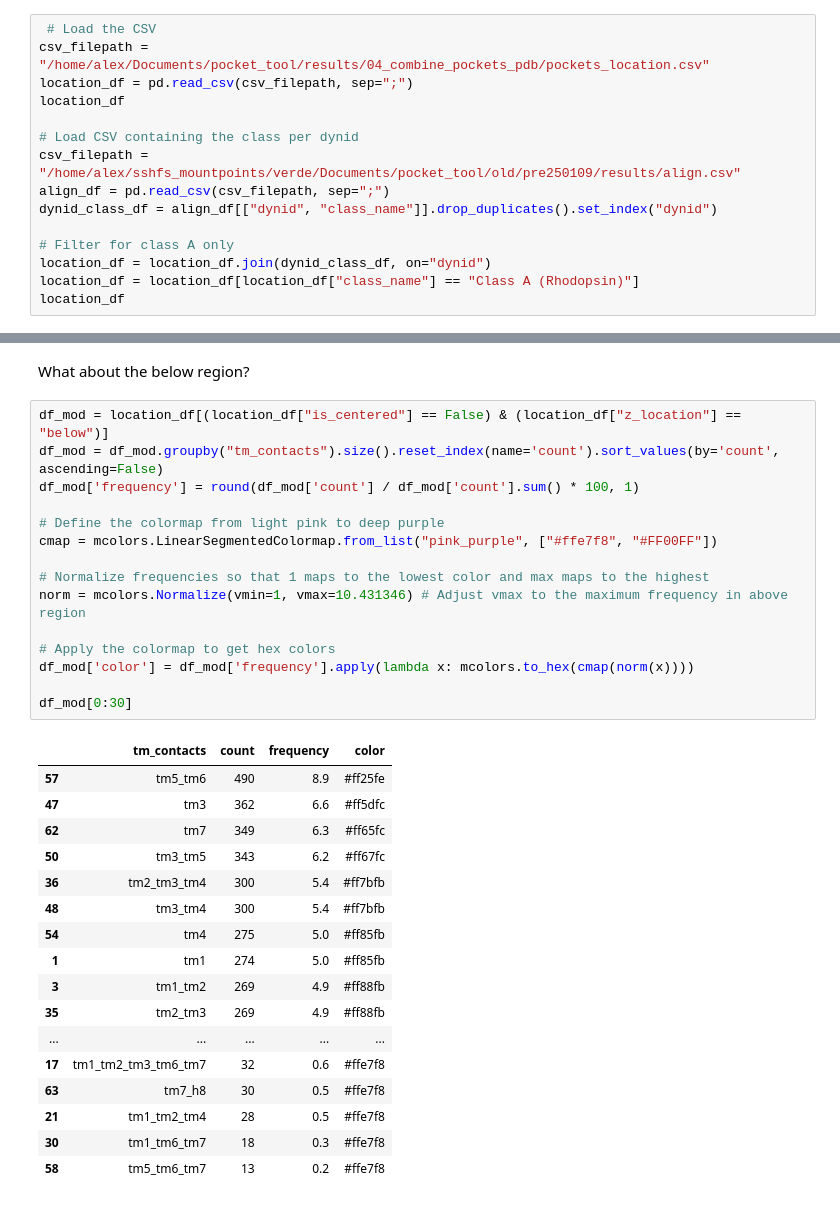
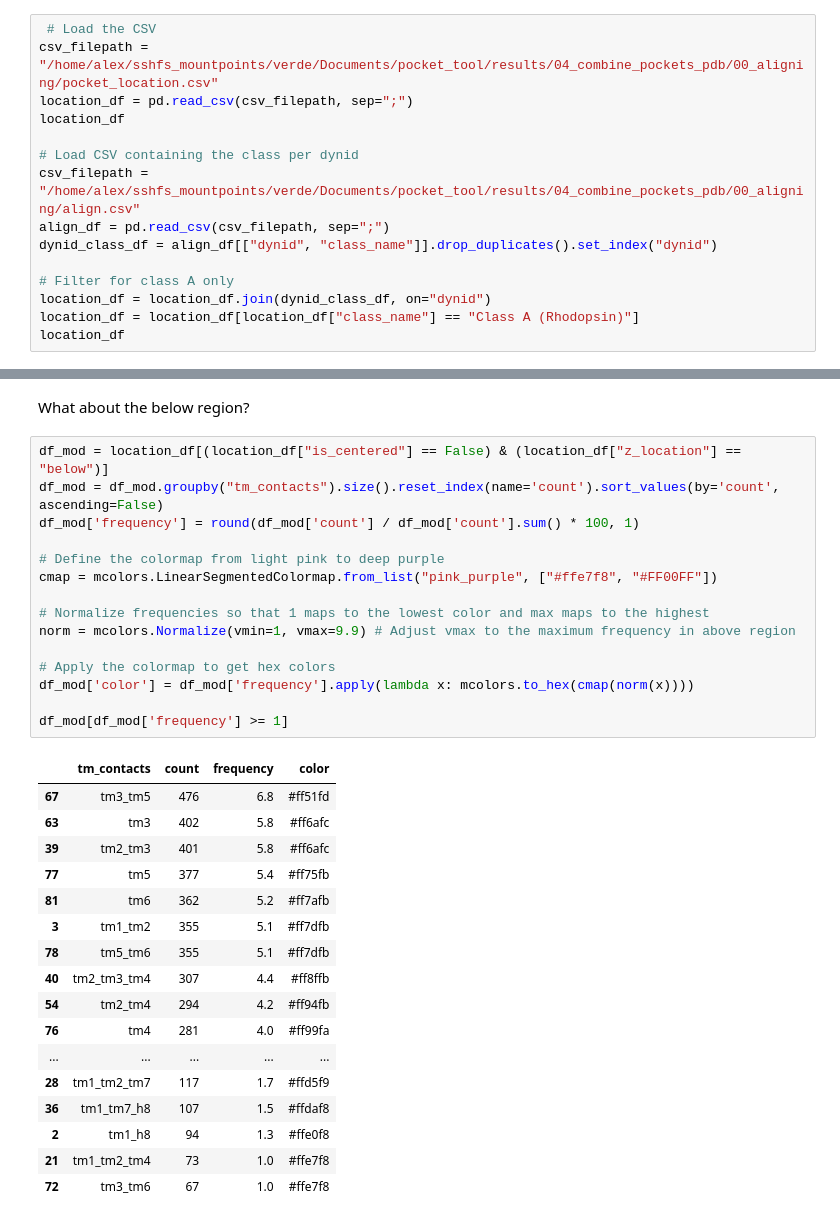
Before and after one commit to alexpergar-phd/pocket_project, a Jupyter notebook: 04_combine_pockets_pdb/02_location_analysis.ipynb, the cells around one changed output, grey strips where cells are left out. Saved outputs shown, nothing was run; the diff lists cells and outputs as text.

```diff
--- a/04_combine_pockets_pdb/02_location_analysis.ipynb
+++ b/04_combine_pockets_pdb/02_location_analysis.ipynb
@@ -14,12 +14,12 @@ please provide us feedback at https://github.com/pandas-dev/pandas/issues/54466
   import pandas as pd
 # %%
  # Load the CSV
-csv_filepath = "/home/alex/Documents/pocket_tool/results/04_combine_pockets_pdb/pockets_location.csv"
+csv_filepath = "/home/alex/sshfs_mountpoints/verde/Documents/pocket_tool/results/04_combine_pockets_pdb/00_aligning/pocket_location.csv"
 location_df = pd.read_csv(csv_filepath, sep=";")
 location_df
 
 # Load CSV containing the class per dynid
-csv_filepath = "/home/alex/sshfs_mountpoints/verde/Documents/pocket_tool/old/pre250109/results/align.csv"
+csv_filepath = "/home/alex/sshfs_mountpoints/verde/Documents/pocket_tool/results/04_combine_pockets_pdb/00_aligning/align.csv"
 align_df = pd.read_csv(csv_filepath, sep=";")
 dynid_class_df = align_df[["dynid", "class_name"]].drop_duplicates().set_index("dynid")
 
@@ -129,34 +129,34 @@ What about the below region?
 # %%
 df_mod = location_df[(location_df["is_centered"] == False) & (location_df["z_location"] == "below")]
 df_mod = df_mod.groupby("tm_contacts").size().reset_index(name='count').sort_values(by='count', ascending=False)
 df_mod['frequency'] = round(df_mod['count'] / df_mod['count'].sum() * 100, 1)
 
 # Define the colormap from light pink to deep purple
 cmap = mcolors.LinearSegmentedColormap.from_list("pink_purple", ["#ffe7f8", "#FF00FF"])
 
 # Normalize frequencies so that 1 maps to the lowest color and max maps to the highest
-norm = mcolors.Normalize(vmin=1, vmax=10.431346) # Adjust vmax to the maximum frequency in above region
+norm = mcolors.Normalize(vmin=1, vmax=9.9) # Adjust vmax to the maximum frequency in above region
 
 # Apply the colormap to get hex colors
 df_mod['color'] = df_mod['frequency'].apply(lambda x: mcolors.to_hex(cmap(norm(x))))
 
-df_mod[0:30]
+df_mod[df_mod['frequency'] >= 1]
 # %% [output]
 |  | tm_contacts | count | frequency | color |
-| 57 | tm5_tm6 | 490 | 8.9 | #ff25fe |
-| 47 | tm3 | 362 | 6.6 | #ff5dfc |
-| 62 | tm7 | 349 | 6.3 | #ff65fc |
-| 50 | tm3_tm5 | 343 | 6.2 | #ff67fc |
-| 36 | tm2_tm3_tm4 | 300 | 5.4 | #ff7bfb |
-| 48 | tm3_tm4 | 300 | 5.4 | #ff7bfb |
-| 54 | tm4 | 275 | 5.0 | #ff85fb |
-| 1 | tm1 | 274 | 5.0 | #ff85fb |
-| 3 | tm1_tm2 | 269 | 4.9 | #ff88fb |
-| 35 | tm2_tm3 | 269 | 4.9 | #ff88fb |
+| 67 | tm3_tm5 | 476 | 6.8 | #ff51fd |
+| 63 | tm3 | 402 | 5.8 | #ff6afc |
+| 39 | tm2_tm3 | 401 | 5.8 | #ff6afc |
+| 77 | tm5 | 377 | 5.4 | #ff75fb |
+| 81 | tm6 | 362 | 5.2 | #ff7afb |
+| 3 | tm1_tm2 | 355 | 5.1 | #ff7dfb |
+| 78 | tm5_tm6 | 355 | 5.1 | #ff7dfb |
+| 40 | tm2_tm3_tm4 | 307 | 4.4 | #ff8ffb |
+| 54 | tm2_tm4 | 294 | 4.2 | #ff94fb |
+| 76 | tm4 | 281 | 4.0 | #ff99fa |
 | ... | ... | ... | ... | ... |
-| 17 | tm1_tm2_tm3_tm6_tm7 | 32 | 0.6 | #ffe7f8 |
-| 63 | tm7_h8 | 30 | 0.5 | #ffe7f8 |
-| 21 | tm1_tm2_tm4 | 28 | 0.5 | #ffe7f8 |
-| 30 | tm1_tm6_tm7 | 18 | 0.3 | #ffe7f8 |
-| 58 | tm5_tm6_tm7 | 13 | 0.2 | #ffe7f8 |
+| 28 | tm1_tm2_tm7 | 117 | 1.7 | #ffd5f9 |
+| 36 | tm1_tm7_h8 | 107 | 1.5 | #ffdaf8 |
+| 2 | tm1_h8 | 94 | 1.3 | #ffe0f8 |
+| 21 | tm1_tm2_tm4 | 73 | 1.0 | #ffe7f8 |
+| 72 | tm3_tm6 | 67 | 1.0 | #ffe7f8 |
 # %%
```
Also changed, not shown: parts of 10 cells of this notebook, 2 other files.
